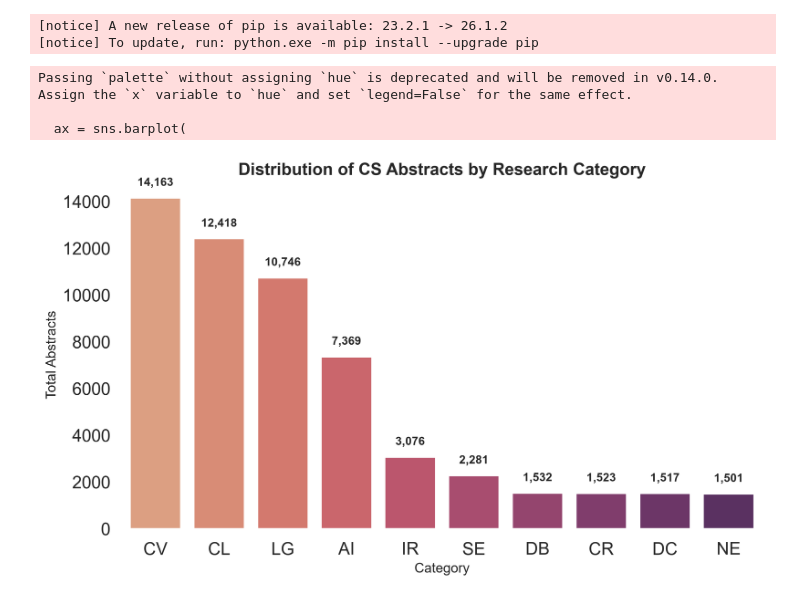
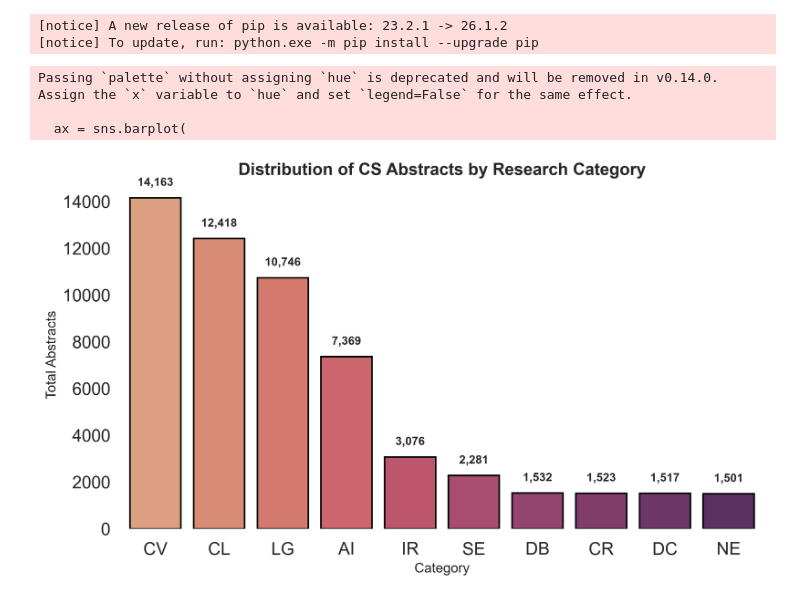
Before and after one commit to Sakhiur2022/empirical-rag-paradigm-benchmark, a Jupyter notebook: notebooks/data_collection_plot.ipynb, the cells around one changed output. Saved outputs shown, nothing was run; the diff lists cells and outputs as text; code cells hidden in the pictures.

Commit message:
refactor(data): make the cs abstract plot more aesthetic

```diff
--- a/notebooks/data_collection_plot.ipynb
+++ b/notebooks/data_collection_plot.ipynb
@@ -25,9 +25,7 @@ import pandas as pd
 import seaborn as sns
 import matplotlib.pyplot as plt
 
-# -------------------------
-# Data
-# -------------------------
+
 data_sakhiur = {
     "Category": ["AI", "LG", "DB", "IR", "SE"],
     "Total Abstracts": [7369, 10746, 1532, 3076, 2281]
@@ -42,60 +40,50 @@ data_combined = {
 }
 df = pd.DataFrame(data_combined)
 
-# Sort for better visual hierarchy
+
 df = df.sort_values("Total Abstracts", ascending=False)
 
-# -------------------------
-# Styling (research-grade)
-# -------------------------
 sns.set_theme(style="white", context="talk")
 plt.figure(figsize=(10, 6), dpi=300)
 
 palette = sns.color_palette("flare", len(df))
 
-# -------------------------
-# Plot
-# -------------------------
 ax = sns.barplot(
     data=df,
     x="Category",
     y="Total Abstracts",
-    palette=palette
+    palette=palette,
+    linewidth=1.5,
+    edgecolor='black'
 )
 
-# -------------------------
-# Annotations (important for papers)
-# -------------------------
 for p in ax.patches:
     ax.annotate(
         f'{int(p.get_height()):,}',
         (p.get_x() + p.get_width() / 2., p.get_height()),
         ha='center',
         va='bottom',
         fontsize=11,
         fontweight='bold',
         xytext=(0, 9),
         textcoords='offset points'
     )
 
-# -------------------------
-# Aesthetic improvements
-# -------------------------
 ax.set_title("Distribution of CS Abstracts by Research Category", fontsize=16, weight='bold')
 ax.set_xlabel("Category", fontsize=13)
 ax.set_ylabel("Total Abstracts", fontsize=13)
 sns.despine(left=True, bottom=True)
 
 plt.tight_layout()
 
 # Save for paper / report
 # plt.savefig("cs_abstract_distribution_sakhiur.png", dpi=300, bbox_inches="tight")
 # plt.savefig("cs_abstract_distribution_sadman.png", dpi=300, bbox_inches="tight")
 plt.savefig("cs_abstract_distribution_combined.png", dpi=300, bbox_inches="tight")
 
 plt.show()
 # %% [output]
 Passing `palette` without assigning `hue` is deprecated and will be removed in v0.14.0. Assign the `x` variable to `hue` and set `legend=False` for the same effect.
 
   ax = sns.barplot(
-[figure, old version]
+[figure, new version]
```
Also changed, not shown: parts of 1 cell of this notebook, 1 other file.
